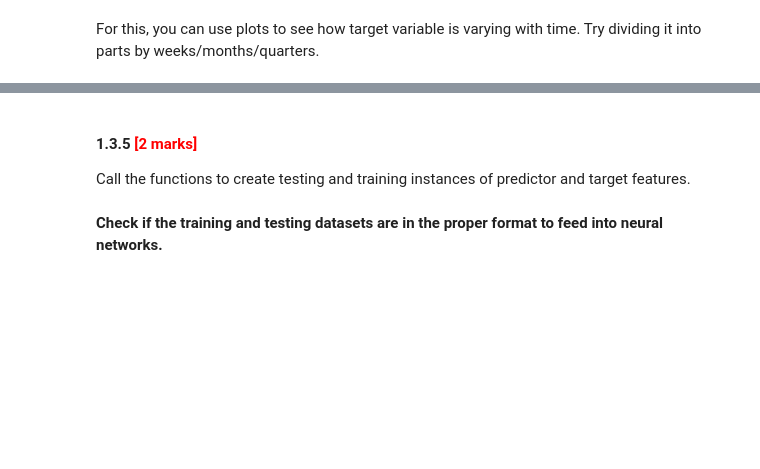
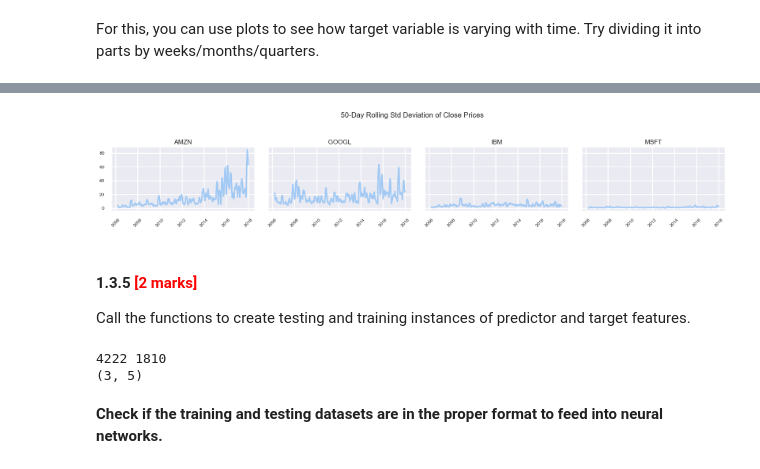
Before and after one commit to uvarajthulasiram/RNN-Stocks, a Jupyter notebook: RNN_Assg_Stock_Price_Prediction_Starter.ipynb, the cells around one changed output, grey strips where cells are left out. Cells and saved outputs as stored; diff of their text form; code cells hidden in the pictures; blank space fills up the shorter version.

```diff
--- a/RNN_Assg_Stock_Price_Prediction_Starter.ipynb
+++ b/RNN_Assg_Stock_Price_Prediction_Starter.ipynb
@@ -485,3 +527,25 @@ For this, you can use plots to see how target variable is varying with time. Try
+# %%
+fig, axes = plt.subplots(1, 4, figsize=(20, 4), sharey=True)
+
+for i, stock in enumerate(stocks):
+    stock_data = df[df['Name'] == stock]
+    rolling_std = stock_data['Close'].rolling(window=50).std()
+
+    axes[i].plot(stock_data['Date'], rolling_std)
+    axes[i].set_title(stock)
+    axes[i].tick_params(axis='x', rotation=45)
+
+fig.suptitle('50-Day Rolling Std Deviation of Close Prices', fontsize=16)
+plt.tight_layout()
+plt.show()
+
+# Quick observation
+#-------------------
+# While Amazon grew exponentially, Microsoft grew gradually
+# Google and IBM have heavy fluctuations with respect to volatality
+#-------------------
+# %% [output]
+[figure, added]
 # %% [markdown]
 #### **1.3.5** <font color =red> [2 marks] </font>
 Call the functions to create testing and training instances of predictor and target features.
@@ -490,4 +560,9 @@ Call the functions to create testing and training instances of predictor and tar
 # %%
 # Check the number of data points generated
+print(len(X_train), len(X_test))
+print(X_train[0].shape)
+# %% [output]
+4222 1810
+(3, 5)
 # %% [markdown]
 **Check if the training and testing datasets are in the proper format to feed into neural networks.**
```
Also changed, not shown: parts of 5 cells of this notebook.
